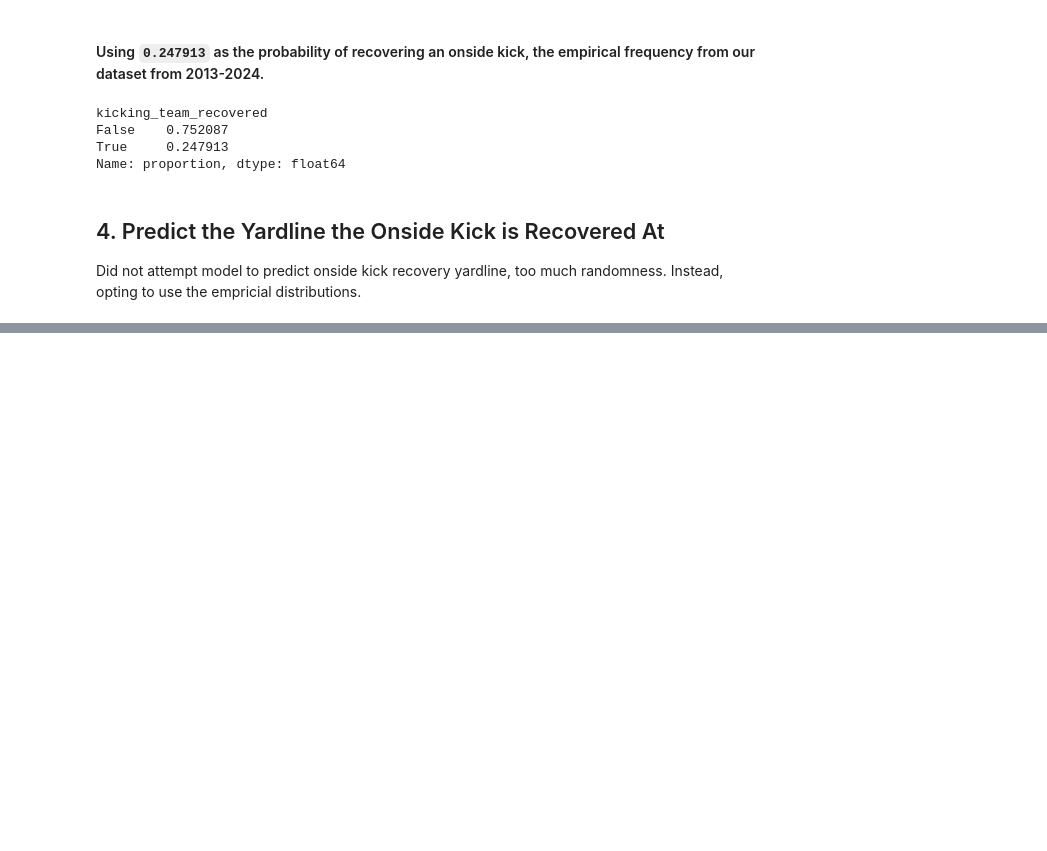
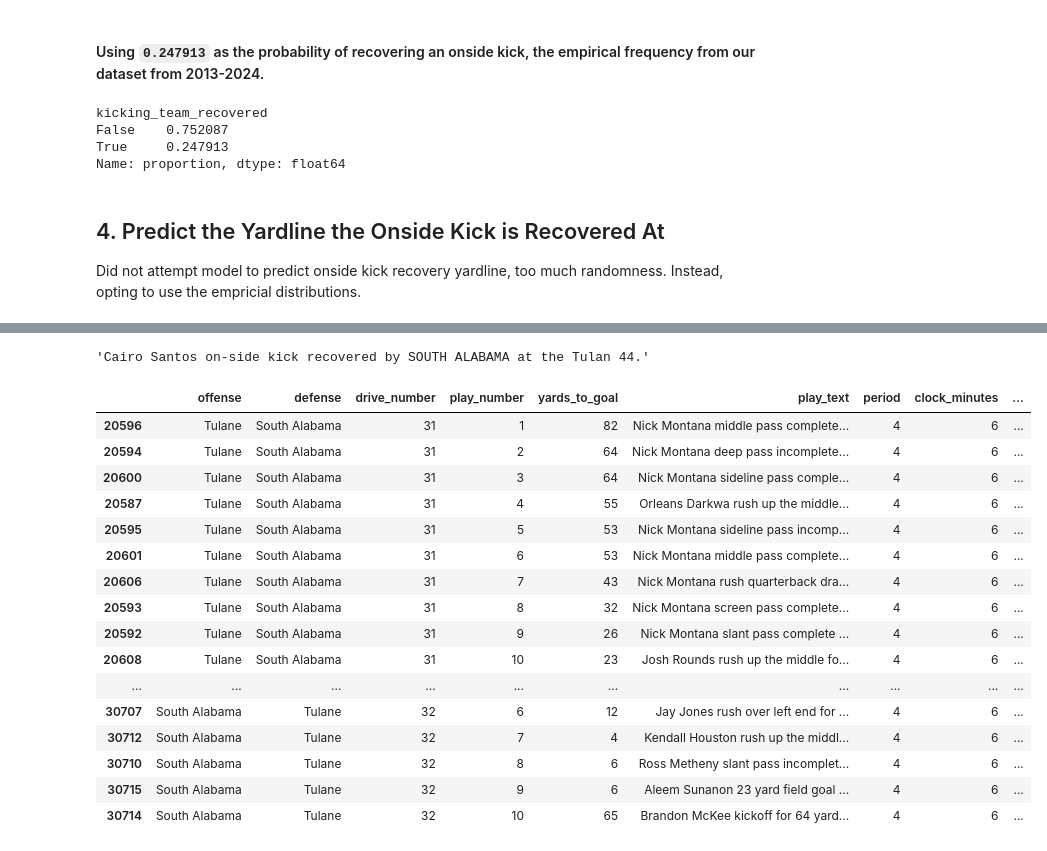
Before and after one commit to lneuendorf/cfb-win-probability, a Jupyter notebook: notebooks/onside_kick.ipynb, the cells around one changed output, grey strips where cells are left out. Cells and saved outputs as stored; diff of their text form; code cells hidden in the pictures; blank space fills up the shorter version.

```diff
--- a/notebooks/onside_kick.ipynb
+++ b/notebooks/onside_kick.ipynb
@@ -1372,0 +1348,26 @@ plt.show()
+# %%
+plays.query('game_id==@gid and drive_number.isin([@drive_number - 1]) and play_number==22').play_text.values[0]
+# %% [output]
+'Cairo Santos on-side kick recovered by SOUTH ALABAMA at the Tulan 44.'
+# %%
+plays.query('game_id==@gid and drive_number.isin([@drive_number, @drive_number - 1])').sort_values(
+    by=['drive_number', 'play_number']
+)[['offense','defense','drive_number','play_number','yards_to_goal','play_text','period','clock_minutes','clock_seconds']]
+# %% [output]
+|  | offense | defense | drive_number | play_number | yards_to_goal | play_text | period | clock_minutes | ... |
+| 20596 | Tulane | South Alabama | 31 | 1 | 82 | Nick Montana middle pass complete... | 4 | 6 | ... |
+| 20594 | Tulane | South Alabama | 31 | 2 | 64 | Nick Montana deep pass incomplete... | 4 | 6 | ... |
+| 20600 | Tulane | South Alabama | 31 | 3 | 64 | Nick Montana sideline pass comple... | 4 | 6 | ... |
+| 20587 | Tulane | South Alabama | 31 | 4 | 55 | Orleans Darkwa rush up the middle... | 4 | 6 | ... |
+| 20595 | Tulane | South Alabama | 31 | 5 | 53 | Nick Montana sideline pass incomp... | 4 | 6 | ... |
+| 20601 | Tulane | South Alabama | 31 | 6 | 53 | Nick Montana middle pass complete... | 4 | 6 | ... |
+| 20606 | Tulane | South Alabama | 31 | 7 | 43 | Nick Montana rush quarterback dra... | 4 | 6 | ... |
+| 20593 | Tulane | South Alabama | 31 | 8 | 32 | Nick Montana screen pass complete... | 4 | 6 | ... |
+| 20592 | Tulane | South Alabama | 31 | 9 | 26 | Nick Montana slant pass complete ... | 4 | 6 | ... |
+| 20608 | Tulane | South Alabama | 31 | 10 | 23 | Josh Rounds rush up the middle fo... | 4 | 6 | ... |
+| ... | ... | ... | ... | ... | ... | ... | ... | ... | ... |
+| 30707 | South Alabama | Tulane | 32 | 6 | 12 | Jay Jones rush over left end for ... | 4 | 6 | ... |
+| 30712 | South Alabama | Tulane | 32 | 7 | 4 | Kendall Houston rush up the middl... | 4 | 6 | ... |
+| 30710 | South Alabama | Tulane | 32 | 8 | 6 | Ross Metheny slant pass incomplet... | 4 | 6 | ... |
+| 30715 | South Alabama | Tulane | 32 | 9 | 6 | Aleem Sunanon 23 yard field goal ... | 4 | 6 | ... |
+| 30714 | South Alabama | Tulane | 32 | 10 | 65 | Brandon McKee kickoff for 64 yard... | 4 | 6 | ... |
```
Also changed, not shown: parts of 25 cells of this notebook, 7 other files.
